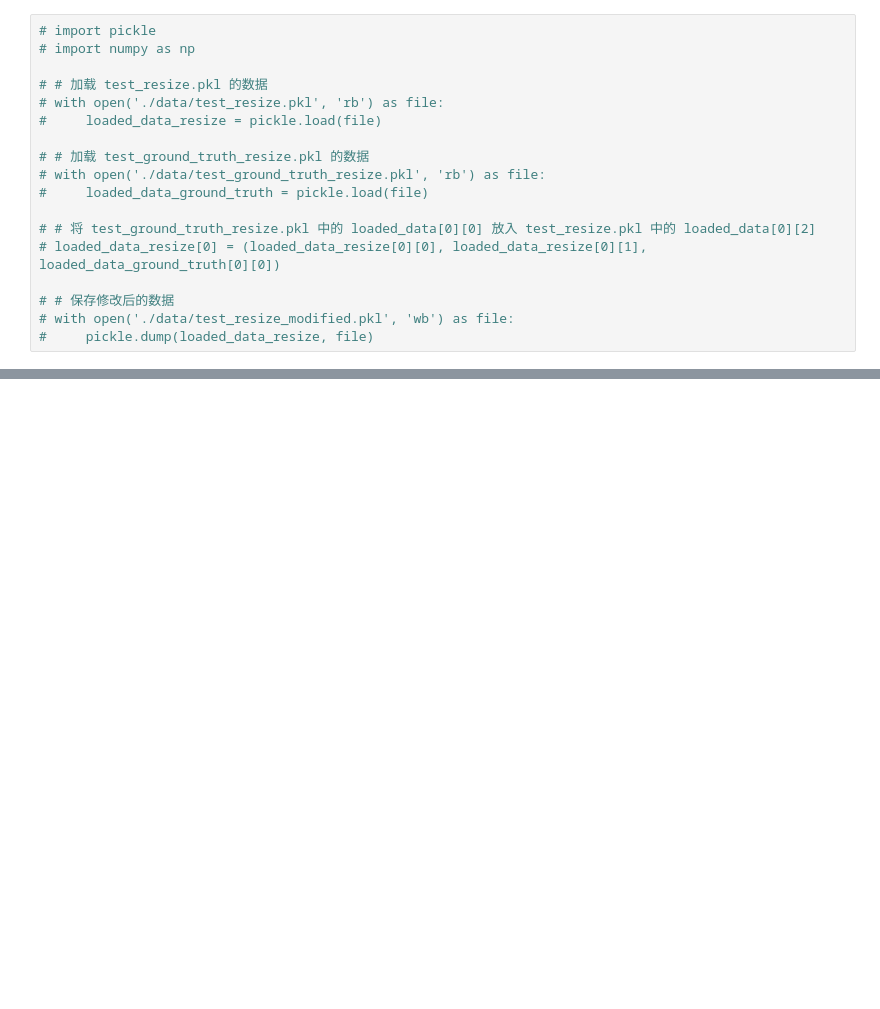
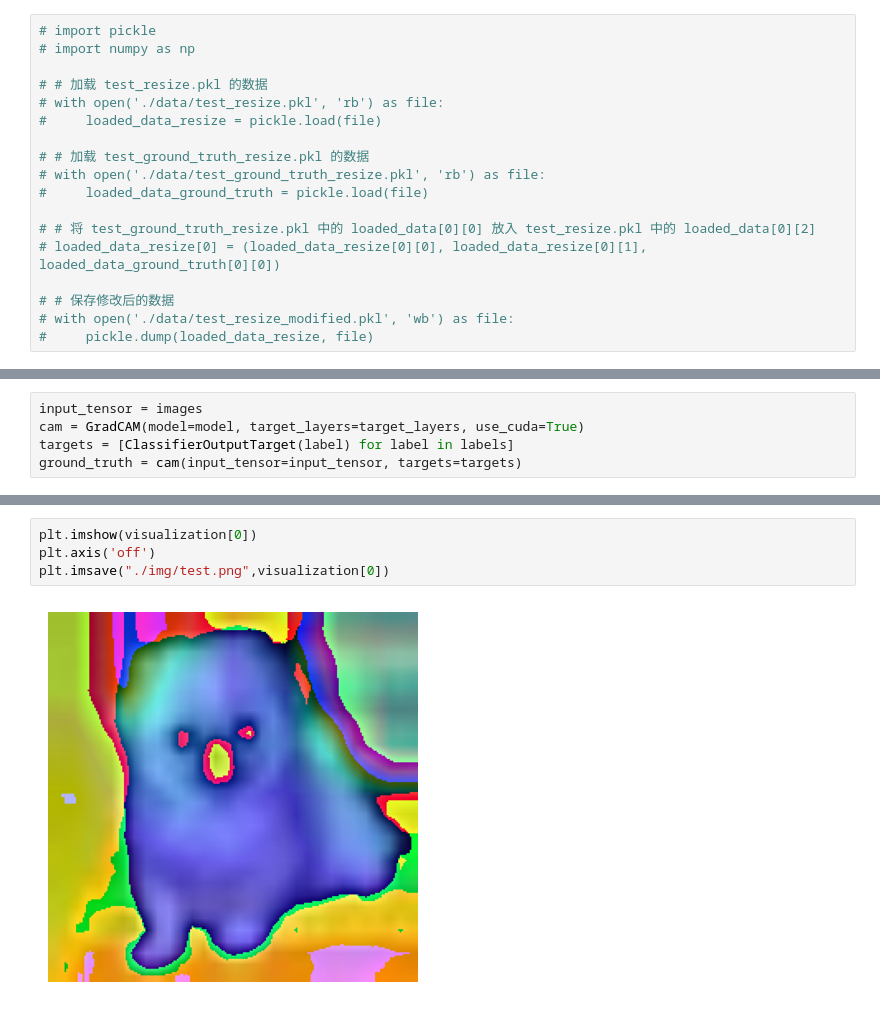
Before and after one commit to memory009/Backdoor, a Jupyter notebook: draft.ipynb, the cells around one changed output, grey strips where cells are left out. Drawn from its saved outputs; the diff is of its cells as text; blank space fills up the shorter version.

```diff
--- a/draft.ipynb
+++ b/draft.ipynb
@@ -228,0 +236,5 @@ print(loaded_train_data[0][2][0].shape)
+# %%
+input_tensor = images
+cam = GradCAM(model=model, target_layers=target_layers, use_cuda=True)
+targets = [ClassifierOutputTarget(label) for label in labels]
+ground_truth = cam(input_tensor=input_tensor, targets=targets)
@@ -228,0 +285,6 @@ print(loaded_train_data[0][2][0].shape)
+# %%
+plt.imshow(visualization[0])
+plt.axis('off')
+plt.imsave("./img/test.png",visualization[0])
+# %% [output]
+[figure, added]
```
Also changed, not shown: parts of 15 cells of this notebook, 6 other files.
